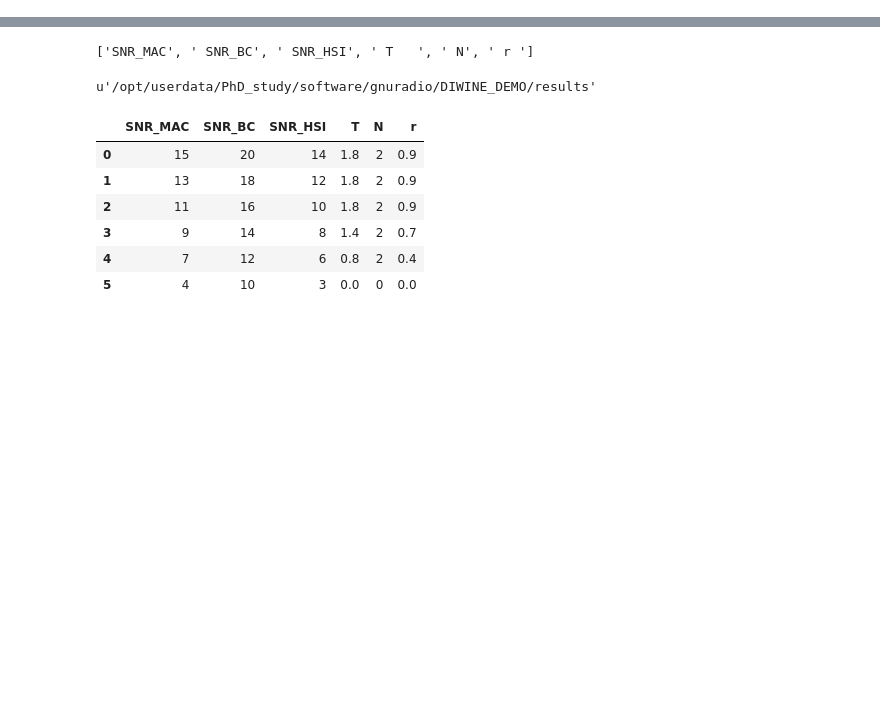
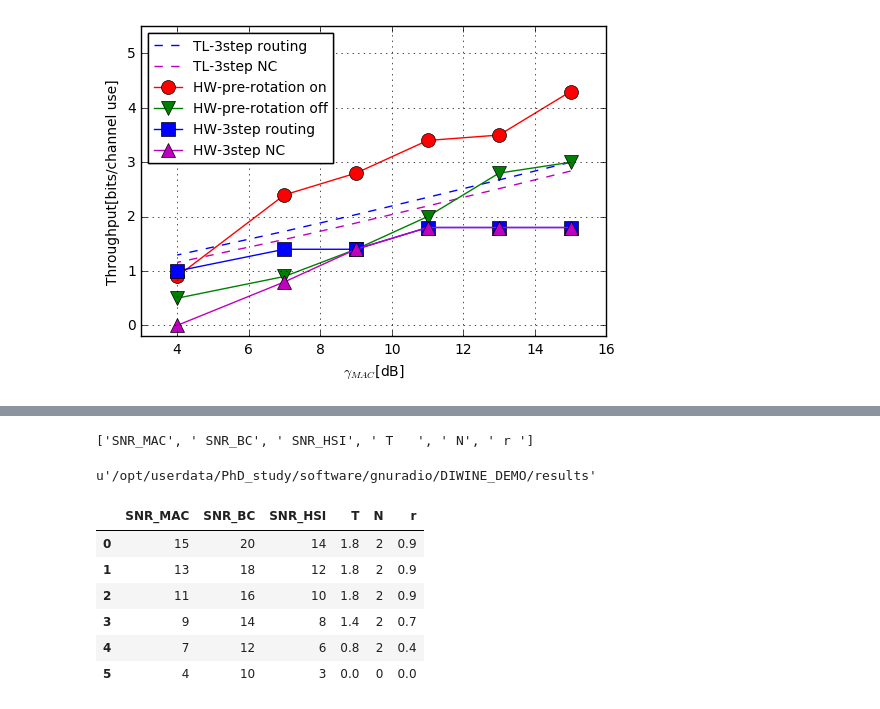
Before and after one commit to ProchazkaPavel/EURASIP_2017, a Jupyter notebook: results/Throughput_plotter.ipynb, the cells around one changed output, grey strips where cells are left out. Cells and saved outputs as stored; diff of their text form; code cells hidden in the pictures; blank space fills up the shorter version.

```diff
--- a/results/Throughput_plotter.ipynb
+++ b/results/Throughput_plotter.ipynb
@@ -30,42 +76,44 @@ plt.show()
 lb = ['scheme_b_TL_B','scheme_b_TL_B1','scheme_b_HW_A', 'scheme_b_HW_A1',
       'scheme_b_HW_B','scheme_b_HW_B1']
 
-marks = ['b--', 'm--', 'r-v', 'g-v', 'b-v', 'm-v']
+marks = ['b--', 'm--', 'r-o', 'g-v', 'b-s', 'm-^']
 marks_size = [10,10,10,10,10,10]
 #marks = ['g-s', 'r-s', 'r-.v', 'r--', 'b-s', 'b-.v', 'b--','m-s','m-.v','m--','k-']
 #marks_size = [7,7,12,12,9,12,12,7,12,12,7]
-plt.figure(figsize=(10,10))
+plt.figure(figsize=(6,4))
 
-labs = ['upper bound: 3step + routing', 'upper bound: 3step + NC',
-        'HW: WPLNC, pre-rotation', 'HW: WPLNC, no pre-rotation', 'HW: 3step + routing',
-        'HW: 3step + NC']
+labs = ['TL-3step routing', 'TL-3step NC',
+        'HW-pre-rotation on', 'HW-pre-rotation off', 'HW-3step routing',
+        'HW-3step NC']
 for j in range(len(lb)):
     lab = lb[j]
     df = pd.read_csv(lab,header=1,sep=',')
     #print df
     ll = list(df.columns.values)
     #print ll
     plt.plot([i for i in df[ll[0]]], [i for i in df[ll[3]]],marks[j], ms=marks_size[j], label = labs[j])
-leg1 = plt.legend(numpoints=1, loc = 4, ncol=1)
+leg1 = plt.legend(numpoints=1, loc = 2, ncol=1, fontsize=10)
 plt.gca().add_artist(leg1)
 pp = []
 for j in range(len(lb),len(lb)):
     lab = lb[j]
     df = pd.read_csv(lab,header=1,sep=',')
     #print df
     ll = list(df.columns.values)
     #print ll
     pp.append(plt.plot([i for i in df[ll[0]]], [i for i in df[ll[3]]],marks[j], ms=marks_size[j], label = labs[j])[0])
 #plt.legend(numpoints=1, loc = 2, ncol=2, handles=pp)
 
 
-plt.ylim([-0.2, 4.5])
+plt.ylim([-0.2, 5.5])
 plt.xlim([3, 16])
 
 
-plt.title('$\gamma_{MAC}$, $\gamma_{BC}=\gamma_{MAC}+5$, $\gamma_{HSI}=\gamma_{MAC}-1$')
+#plt.title('$\gamma_{MAC}$, $\gamma_{BC}=\gamma_{MAC}+5$, $\gamma_{HSI}=\gamma_{MAC}-1$')
 plt.xlabel('$\gamma_{MAC}$[dB]')
 plt.ylabel('Throughput[bits/channel use]')
 plt.grid()
 plt.savefig('scheme_b.eps')
 plt.show()
+# %% [output]
+[figure, added]
```
Also changed, not shown: parts of 3 cells of this notebook, 8 other files.
